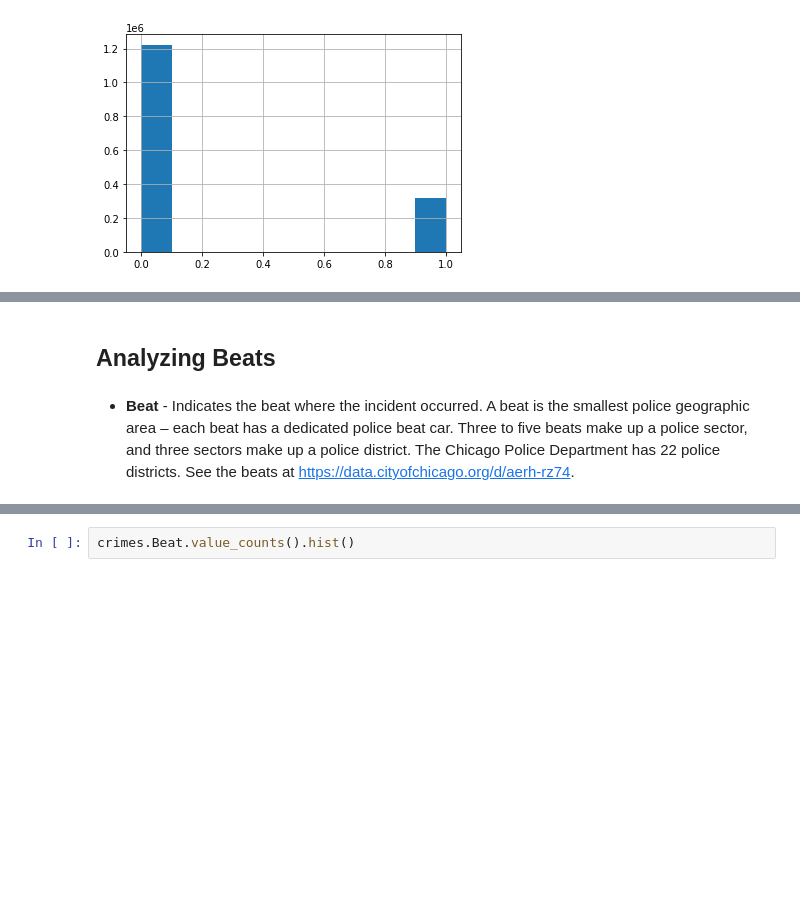
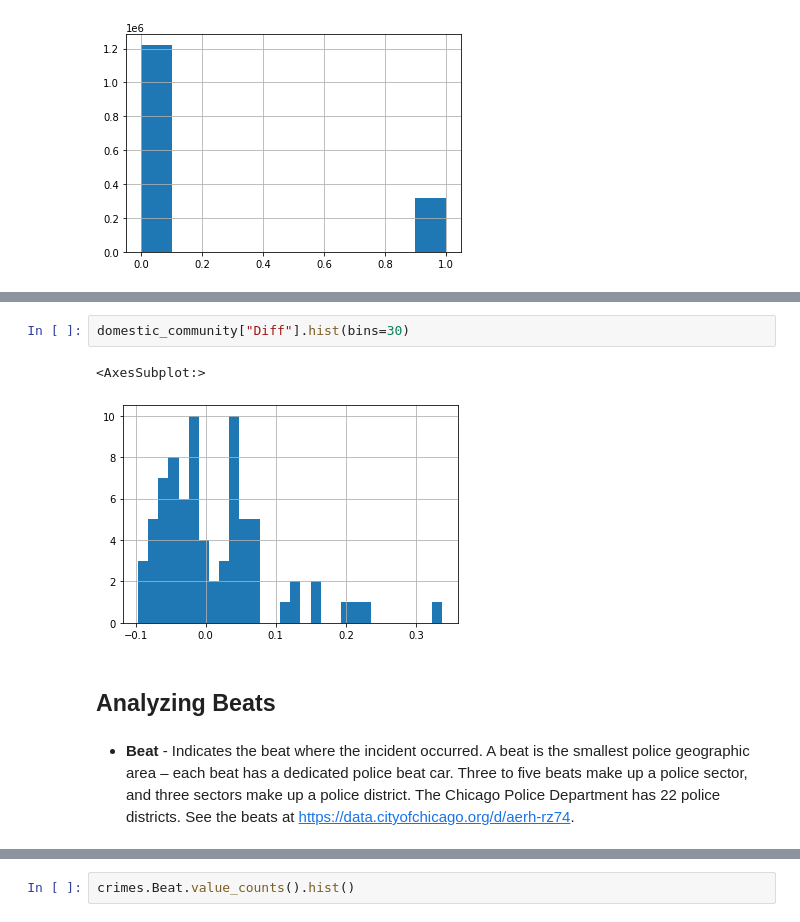
Before and after one commit to leo-cavalcante/crimes-in-chicago, a Jupyter notebook: Crime Analysis - Arrest and Domestic.ipynb, the cells around one changed output, grey strips where cells are left out. Drawn from its saved outputs; the diff is of its cells as text; blank space fills up the shorter version.

```diff
--- a/Crime Analysis - Arrest and Domestic.ipynb
+++ b/Crime Analysis - Arrest and Domestic.ipynb
@@ -338,4 +337,9 @@ domestic_community.describe()
+# %%
+domestic_community["Diff"].hist(bins=30)
+# %% [output]
+<AxesSubplot:>
+[figure, added]
 # %% [markdown]
 ## Analyzing Beats
-# %% [markdown]
-- **Beat** - Indicates the beat where the incident occurred. A beat is the smallest police geographic area – each beat has a dedicated police beat car. Three to five beats make up a police sector, and three sectors make up a police district. The Chicago Police Department has 22 police districts. See the beats at https://data.cityofchicago.org/d/aerh-rz74.
+# %% [markdown]
+- **Beat** - Indicates the beat where the incident occurred. A beat is the smallest police geographic area – each beat has a dedicated police beat car. Three to five beats make up a police sector, and three sectors make up a police district. The Chicago Police Department has 22 police districts. See the beats at https://data.cityofchicago.org/d/aerh-rz74.
```
Also changed, not shown: parts of 41 cells of this notebook, 7 other files.
